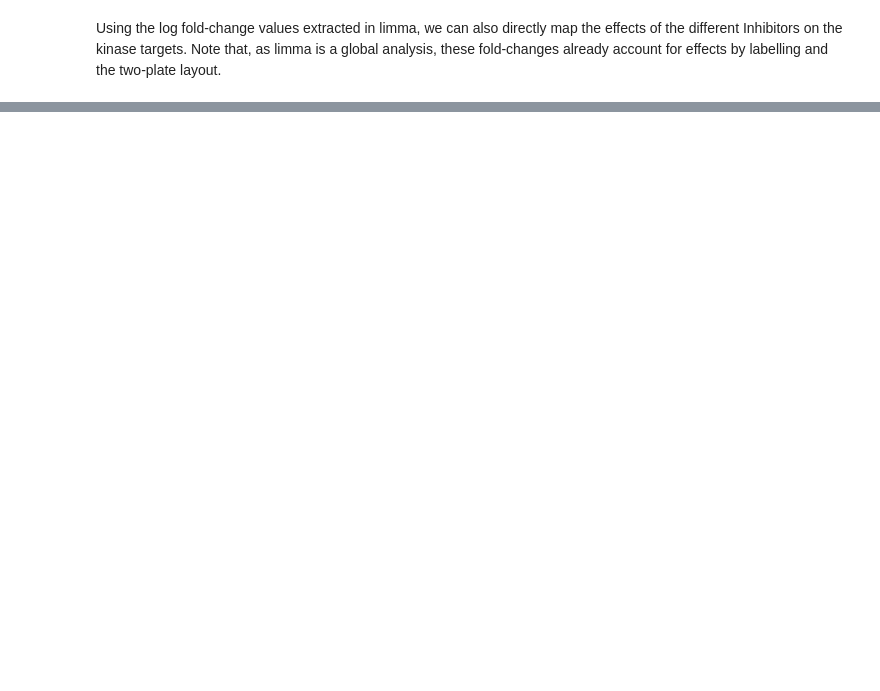
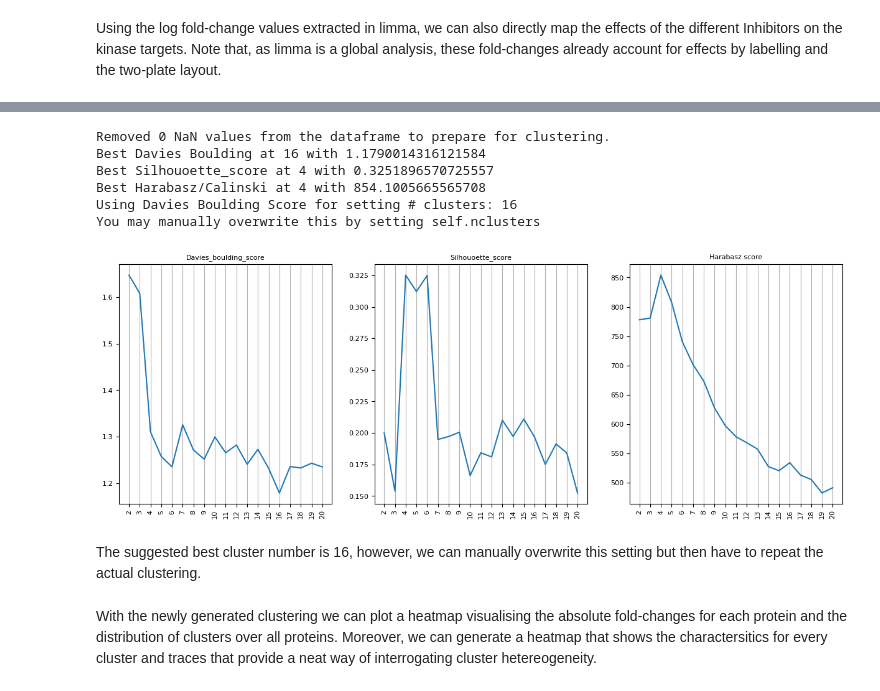
Before and after one commit to ag-warscheid/autoprot, a Jupyter notebook: examples/03_phosphorylation.ipynb, the cells around one changed output, grey strips where cells are left out. Cells and saved outputs as stored; diff of their text form; code cells hidden in the pictures; blank space fills up the shorter version.

```diff
--- a/examples/03_phosphorylation.ipynb
+++ b/examples/03_phosphorylation.ipynb
@@ -227,0 +255,18 @@ plt.tight_layout()
+# %%
+def max_abs_val(row):
+    only_data = row.filter(regex='logFC')
+    v_min = only_data.min(axis=0)
+    v_max = only_data.max(axis=0)
+
+    values = np.vstack((v_min, v_max)).T
+    abs_values = np.abs(values)
+    highest_idx = np.argmax(abs_values, axis=1)
+
+    max_abs_val = values[np.arange(len(values)), highest_idx]
+    return pd.Series(max_abs_val, index=only_data.columns)
+
+log_fc_no_missing = phos_expanded[phos_expanded.filter(regex='logFC').columns.to_list() + ['Leading proteins']].dropna(how='any')
+log_fc_no_missing['Leading proteins'] = log_fc_no_missing['Leading proteins'].str.split(';').str[0]
+log_fc_no_missing_proteins = log_fc_no_missing.groupby('Leading proteins').apply(lambda x: max_abs_val(x))
+
+log_fc_no_missing_proteins.head()
@@ -227,0 +281,13 @@ plt.tight_layout()
+# %%
+c = ana.KMeans(log_fc_no_missing_proteins)
+c.auto_run()
+# %% [output]
+Removed 0 NaN values from the dataframe to prepare for clustering.
+Best Davies Boulding at 16 with 1.1790014316121584
+Best Silhouoette_score at 4 with 0.3251896570725557
+Best Harabasz/Calinski at 4 with 854.1005665565708
+Using Davies Boulding Score for setting # clusters: 16
+You may manually overwrite this by setting self.nclusters
+[figure, added]
+# %% [markdown]
+The suggested best cluster number is 16, however, we can manually overwrite this setting but then have to repeat the actual clustering.
@@ -227,0 +297,2 @@ plt.tight_layout()
+# %% [markdown]
+With the newly generated clustering we can plot a heatmap visualising the absolute fold-changes for each protein and the distribution of clusters over all proteins. Moreover, we can generate a heatmap that shows the charactersitics for every cluster and traces that provide a neat way of interrogating cluster hetereogeneity.
```
Also changed, not shown: parts of 13 cells of this notebook, 1 other file.
